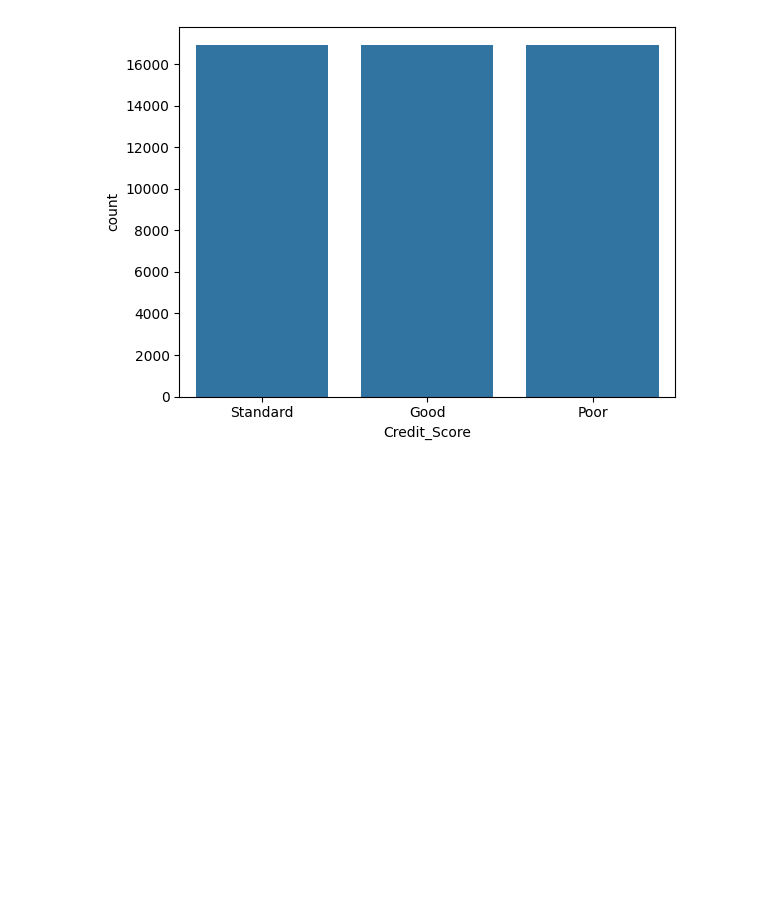
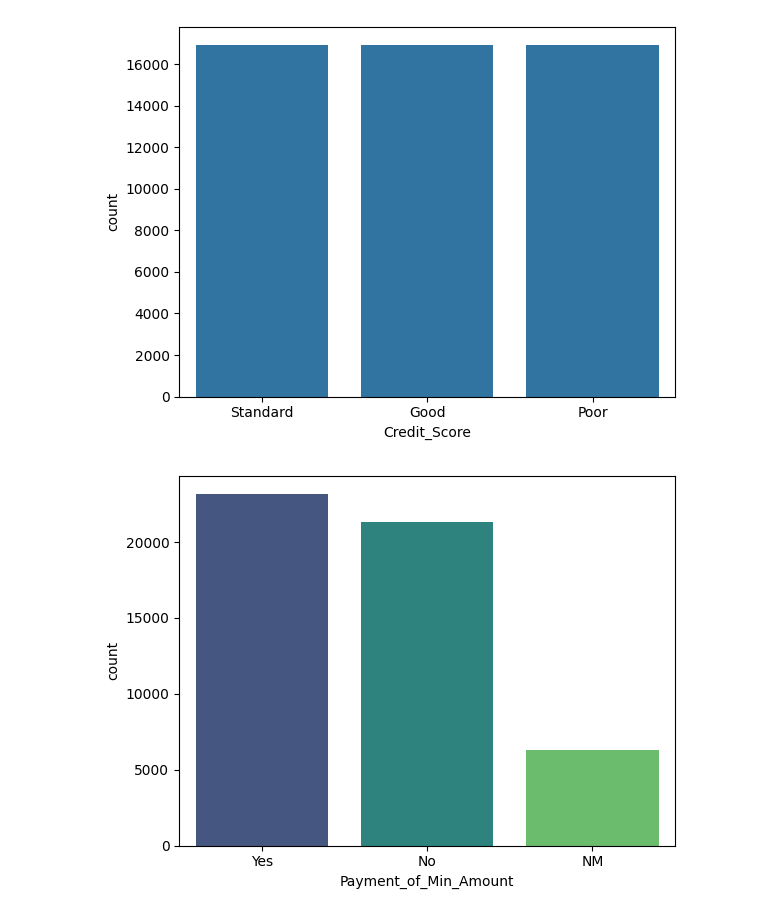
Before and after one commit to Dziarur/dashboard-PT, a Jupyter notebook: main.ipynb, the cells around one changed output. Cells and saved outputs as stored; diff of their text form; code cells hidden in the pictures; blank space fills up the shorter version.

Commit message:
Menambah chart batang dengan x adalah Payment_of_Min_Amount

```diff
--- a/main.ipynb
+++ b/main.ipynb
@@ -645,3 +645,8 @@ sns.countplot(data=undersampled_train_df, x='Credit_Score')
 plt.show()
 # %% [output]
 [figure]
+# %%
+sns.countplot(data=undersampled_train_df, x="Payment_of_Min_Amount", palette='viridis', hue="Payment_of_Min_Amount")
+plt.show()
+# %% [output]
+[figure, added]
```
Also changed, not shown: parts of 1 cell of this notebook.
